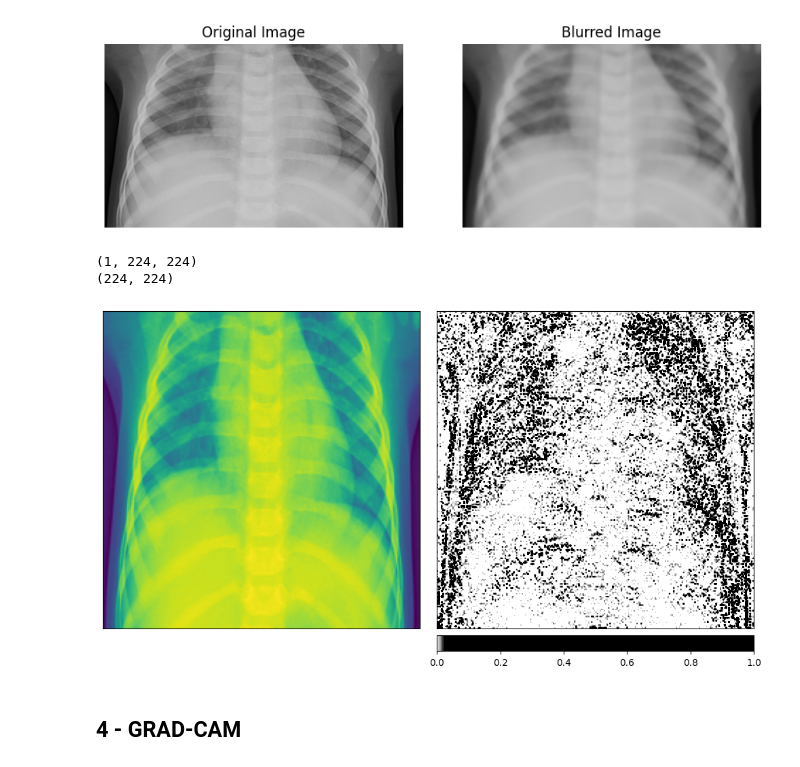
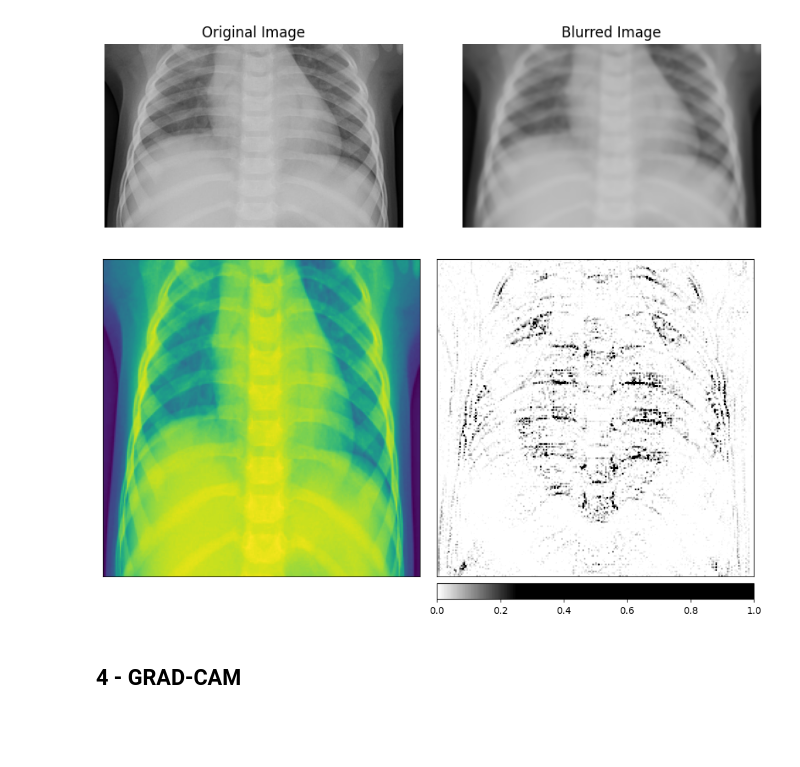
Before and after one commit to nexusfb/ETH-MLxHC-Interpretable-Medical-Data-Classification, a Jupyter notebook: pj1_pt2f.ipynb, the cells around one changed output. Saved outputs shown, nothing was run; the diff lists cells and outputs as text; code cells hidden in the pictures; blank space fills up the shorter version.

```diff
--- a/pj1_pt2f.ipynb
+++ b/pj1_pt2f.ipynb
@@ -310,12 +331,16 @@ criterion = nn.CrossEntropyLoss()
 optimizer = optim.Adam(model.parameters(), lr=0.001)
 
 
+
+
+
+
 def train(model, train_loader, criterion, optimizer, device, num_epochs=5):
     model.train()
     for epoch in range(num_epochs):
         running_loss = 0.0
         for inputs, labels in train_loader:
-            inputs, labels = inputs.to(device), labels.to(device)
+            inputs, labels = (inputs.squeeze(1)).to(device), (torch.tensor(labels)).to(device)
             optimizer.zero_grad()
             outputs = model(inputs.unsqueeze(1))
             loss = criterion(outputs, labels)
@@ -332,7 +357,7 @@ def test(model, test_loader, criterion, device):
     total = 0
     with torch.no_grad():
         for inputs, labels in test_loader:
-            inputs, labels = inputs.to(device), labels.to(device)
+            inputs, labels = (inputs.squeeze(1)).to(device), (torch.tensor(labels)).to(device)
             outputs = model(inputs.unsqueeze(1))  # Add one dimension for channel (1 for grayscale)
             _, predicted = torch.max(outputs.data, 1)
             total += labels.size(0)
@@ -340,9 +365,11 @@ def test(model, test_loader, criterion, device):
     accuracy = correct / total
     print(f"Test Accuracy: {accuracy:.4f}")
 
-
-train(model, train_loader, criterion, optimizer, device)
-
-
+checkpoint = torch.load('cnnmodel.pt')
+model = CNNClassifier()
+model.load_state_dict(checkpoint)
+#model.to(device)
+#train(model, train_loader, criterion, optimizer, device)
+#torch.save(model.state_dict(), 'cnnmodel.pt')
 test(model, test_loader, criterion, device)
 # %% [output]
@@ -477,31 +475,25 @@ image2 = image_transforms(image).unsqueeze(0)
 image_tensor = image_transforms(image).unsqueeze(0)
 image_tensor = image_tensor.to(device)
 ig = IntegratedGradients(model)
-attributions_ig = ig.attribute(image_tensor, baselines=baseline_img_tensor, target=1, n_steps=500)
+attributions_ig = ig.attribute(image_tensor, baselines=baseline_img_tensor, target=1, n_steps=100)
-# %%
-print(normalized_attributions_ig.squeeze(0).detach().numpy().shape)
-print( np.transpose(image2.squeeze().cpu().detach().numpy(), ( 1, 0)).shape)
-# %% [output]
-(1, 224, 224)
-(224, 224)
 # %%
 from matplotlib.colors import LinearSegmentedColormap
 from captum.attr import visualization as viz
 default_cmap = LinearSegmentedColormap.from_list('custom blue',
                                                  [(0, '#ffffff'),
-                                                  (0.02, '#000000'),
+                                                  (0.25, '#000000'),
                                                   (1, '#000000')], N=256)
 
 
 # visualize the results using the visualize_image_attr helper method
 _ = viz.visualize_image_attr_multiple(np.transpose(attributions_ig.squeeze(0).cpu().detach().numpy(),(1,2,0)),
                                       image2.squeeze().cpu().detach().numpy(),
                                       methods=["original_image", "heat_map"],
                                       signs=['all', 'positive'],
                                       cmap=default_cmap,
                                       show_colorbar=True, fig_size=(10, 10), use_pyplot=True)
 # %% [output]
-[figure, old version]
+[figure, new version]
 # %% [markdown]
 ## 4 - GRAD-CAM
 # %%
```
Also changed, not shown: parts of 14 cells of this notebook.
